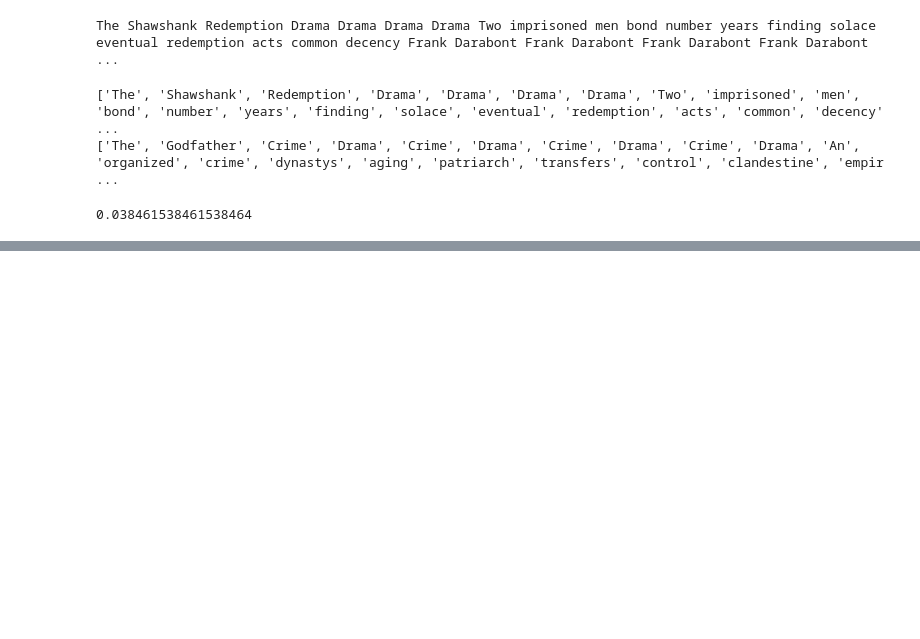
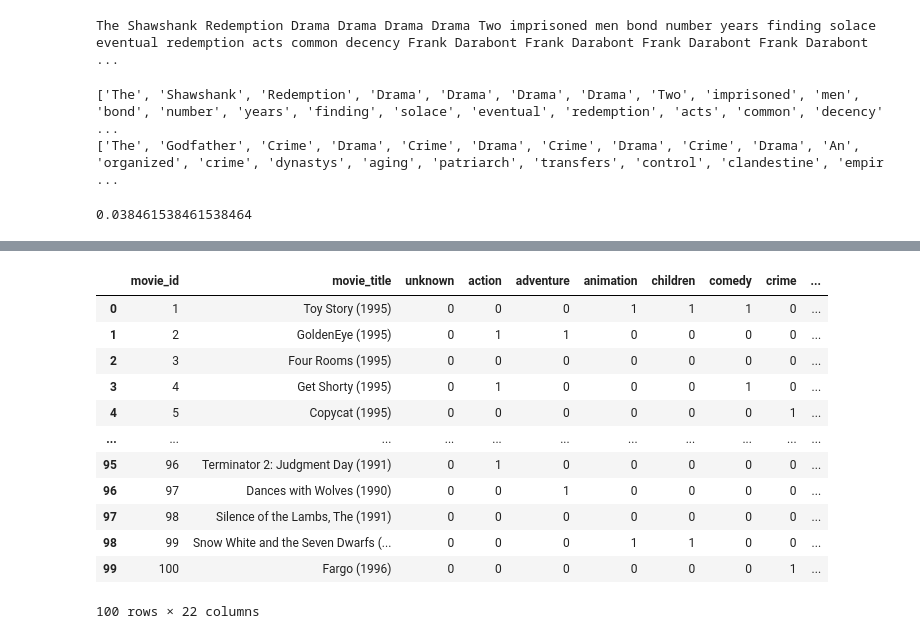
Before and after one commit to DevRic0/Movie-Recommender, a Jupyter notebook: ml_pipeline/Movie_Recommender_Clustering.ipynb, the cells around one changed output, grey strips where cells are left out. Drawn from its saved outputs; the diff is of its cells as text; code cells hidden in the pictures; blank space fills up the shorter version.

```diff
--- a/ml_pipeline/Movie_Recommender_Clustering.ipynb
+++ b/ml_pipeline/Movie_Recommender_Clustering.ipynb
@@ -472,0 +547,63 @@ plt.show()
+# %%
+#Modifica del dataset con dati numeri binari per utilizzare un decision tree
+#Utilizzo un altro dataset che abbia per generi variabili booleane
+
+DOWNLOAD_ROOT = "https://raw.githubusercontent.com/FiddiCoder/-FIA-Project/main/"
+FILE_PATH = os.path.join("dataset")
+FILE_URL1 = DOWNLOAD_ROOT + "dataset/movies2"
+
+def fetch_file_data1(file_url1=FILE_URL1, file_path1=FILE_PATH):
+    os.makedirs(file_path1, exist_ok=True)
+    csv_path1 = os.path.join(file_path1, "movies2")
+    urllib.request.urlretrieve(file_url1, csv_path1)
+
+fetch_file_data1()
+datapath = os.path.join("dataset","")
+
+with open('./movies2', encoding = "ISO-8859-1") as content:
+    mCols = ['movie_id', 'movie_title', 'release_date', 'video_release_date', 'imdb_url']
+    genres = ['unknown', 'action', 'adventure', 'animation', 'children', 'comedy', 'crime', 'documentary', 'drama', 'fantasy',
+          'film-noir',  'horror', 'musical', 'mystery', 'romance', 'sci-fi', 'thriller', 'war', 'western']
+    mColsG = mCols + genres
+    movies_info = pd.DataFrame(columns=mColsG)
+    i = 0
+    for x in content:
+        x = x.split("|")
+        x[-1] = x[-1][:-1]
+        if x[1][-1] == ' ':
+            x[1] = x[1][:-1]
+        movies_info.loc[i] = [word if word!='' else "empty" for word in x]
+        i = i + 1
+movies_info['movie_id'] = movies_info['movie_id'].astype('int64')
+movies_info[genres] = movies_info[genres].astype('int64')
+
+
+movies_info = movies_info.drop('video_release_date', axis=1)
+movies_info = movies_info.drop('release_date', axis=1)
+movies_info = movies_info.drop('imdb_url', axis=1)
+movies_info['like'] = 0
+
+for i in range(1600):
+  if((i % 8) == 0):
+    movies_info.loc[i , 'like'] = 2
+  if((i % 5) == 0):
+    movies_info.loc[i , 'like'] = 4
+  if((i % 6) == 0):
+    movies_info.loc[i , 'like'] = 5
+
+
+movies_info.head(100)
+# %% [output]
+|  | movie_id | movie_title | unknown | action | adventure | animation | children | comedy | crime | ... |
+| 0 | 1 | Toy Story (1995) | 0 | 0 | 0 | 1 | 1 | 1 | 0 | ... |
+| 1 | 2 | GoldenEye (1995) | 0 | 1 | 1 | 0 | 0 | 0 | 0 | ... |
+| 2 | 3 | Four Rooms (1995) | 0 | 0 | 0 | 0 | 0 | 0 | 0 | ... |
+| 3 | 4 | Get Shorty (1995) | 0 | 1 | 0 | 0 | 0 | 1 | 0 | ... |
+| 4 | 5 | Copycat (1995) | 0 | 0 | 0 | 0 | 0 | 0 | 1 | ... |
+| ... | ... | ... | ... | ... | ... | ... | ... | ... | ... | ... |
+| 95 | 96 | Terminator 2: Judgment Day (1991) | 0 | 1 | 0 | 0 | 0 | 0 | 0 | ... |
+| 96 | 97 | Dances with Wolves (1990) | 0 | 0 | 1 | 0 | 0 | 0 | 0 | ... |
+| 97 | 98 | Silence of the Lambs, The (1991) | 0 | 0 | 0 | 0 | 0 | 0 | 0 | ... |
+| 98 | 99 | Snow White and the Seven Dwarfs (... | 0 | 0 | 0 | 1 | 1 | 0 | 0 | ... |
+| 99 | 100 | Fargo (1996) | 0 | 0 | 0 | 0 | 0 | 0 | 1 | ... |
+100 rows × 22 columns
```
Also changed, not shown: parts of 9 cells of this notebook.
